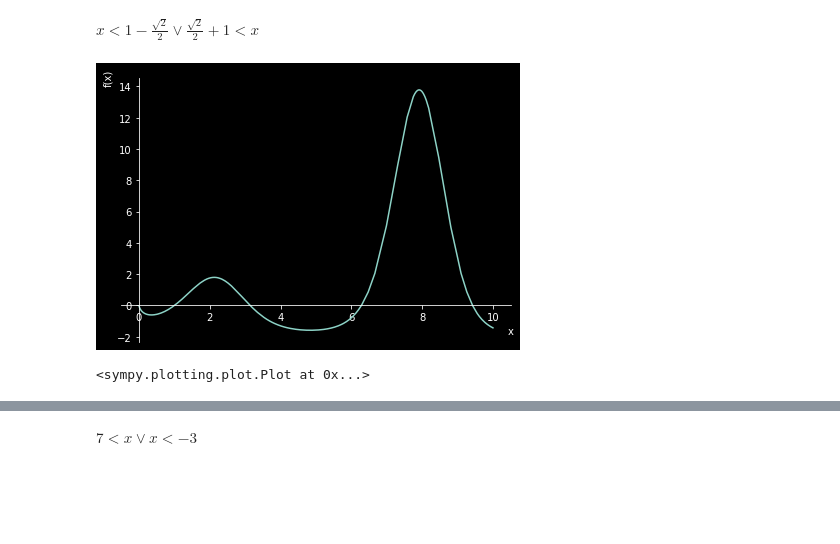
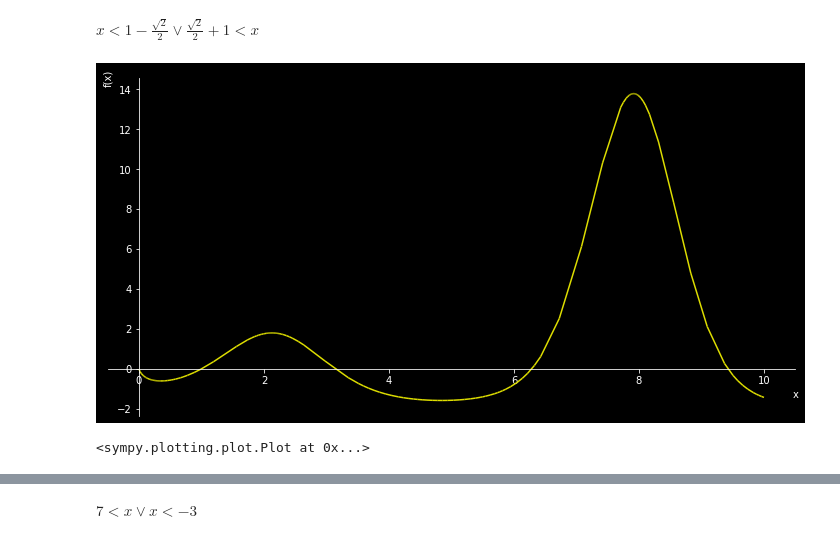
Before and after one commit to utkusarioglu/workshop-mathematics, a Jupyter notebook: src/one.ipynb, the cells around one changed output, grey strips where cells are left out. Cells and saved outputs as stored; diff of their text form; code cells hidden in the pictures; blank space fills up the shorter version.

```diff
--- a/src/one.ipynb
+++ b/src/one.ipynb
@@ -4,4 +5,5 @@ import sympy as sp
 # %%
+plt.rcParams["figure.figsize"] = (10,5)
 x, y, z = sp.symbols('x y, z', real=True)
 # %%
 sp.integrate(sp.sin(x**2))
@@ -84,7 +86,7 @@ sp.solve(2*x**2 + 1 > 4*x)
 $\displaystyle x < 1 - \frac{\sqrt{2}}{2} \vee \frac{\sqrt{2}}{2} + 1 < x$
 # %%
 e = 2*x**sp.sin(x)-y
-sp.plot(e.subs(y, 2))
+sp.plot(e.subs(y, 2), line_color="#dddd00")
 # %% [output]
-[figure, old version]
+[figure, new version]
 <sympy.plotting.plot.Plot at 0x...>
```
Also changed, not shown: parts of 6 cells of this notebook, 3 other files.
